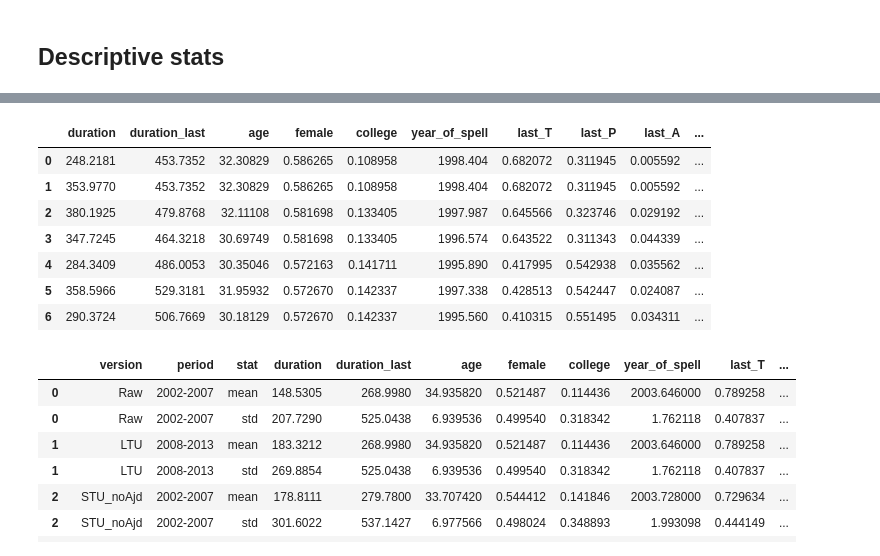
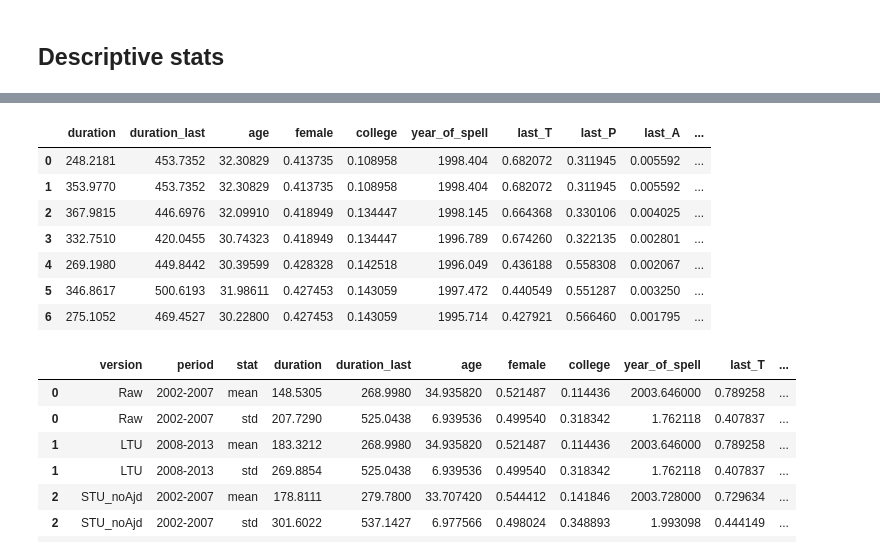
Before and after one commit to crisla/UVD_ABS_code, a Jupyter notebook: tables_and_plots.ipynb, the cells around one changed output, grey strips where cells are left out. Saved outputs shown, nothing was run; the diff lists cells and outputs as text; code cells hidden in the pictures.

Commit message:
Sex typo corrected, first tables with no self-employed and after 1996

```diff
--- a/tables_and_plots.ipynb
+++ b/tables_and_plots.ipynb
@@ -168,3 +217,41 @@ short_tab_noA
+# %%
+table_raw = np.empty(23)
+names = []
+sigmas = []
+column_names = []
+noobs = []
+results_follow = 0
+first_row = 1
+f = open('results/all_results96.log','r')
+for line in f:
+    words = line.split()
+#     print(words)
+    if len(words)>1 and words[1]=="******":
+        column_names.append("".join(words[2:-1]))
+        results_follow=1
+    elif results_follow==1 and len(words)==7:
+        if first_row==1:
+            names.append(words[0])
+        sigmas.append(float(words[3]))
+        if words[0]=='lpsig_b':
+            results_follow=0
+            table_raw = np.vstack((table_raw,np.array(sigmas)))
+            noobs.append(int(words[2].replace(',',"")))
+            sigmas = []
+            first_row = 0
+#             print(column_names[-1])
+#             names_latex = format_names(names)
+#             pd.DataFrame(sigmas, index=names_latex, columns=['Raw'])
+f.close()
+
+names_latex = format_names(names)
+# names_latex = format_names(names)
+names_latex = names
+AllTab = pd.DataFrame(table_raw[1:,:].T, index=names_latex, columns=column_names)
+short_tab96= format_very_short(AllTab)
+short_tab96['N'] = np.array(noobs)
+# AllTab.round(3).to_csv('results/all_results.csv')
+short_tab96.round(3).to_stata('results/all_results96.dta')
 # %%
 table_raw = np.empty(23)
 names = []
@@ -437,41 +599,41 @@ for line in f:
         elif words[0]=='before92':
             if names_done ==0:
                 column_names.append(words[0])
                 names_done = 1
             idx=0
             for w in words[2:]:
                 w = w.replace(",","")
                 table_raw[idx,row_n,table_n] = np.array(w)
                 idx+=1
             results_follow=0
             table_n +=1
             row_n = 0
 f.close()
 
 column_names_format =  ['duration','duration_last','age','female','college',
               'year_of_spell','last_T','last_P','last_A','before_84','before_92']
 table_names_format = ['Raw', 'LTU', 'STU_noAjd', 'STU','STU_Recalls', 'NE_noAjd', 'NE']
 
 means_table = pd.DataFrame(table_raw[1,:,:].T, columns=column_names_format) #, index=names_latex
 means_table['version'] = table_names_format
 # means_table.round(3).to_stata('results/descriptive_stats_means.dta')
 stds_table = pd.DataFrame(table_raw[2,:,:].T, columns=column_names_format) #, index=names_latex
 stds_table['version'] = table_names_format
 
 final_table = pd.concat([means_table, stds_table]).sort_index(kind='merge')
 final_table['stat'] = ['mean','std']*7
 final_table = final_table[list(final_table.columns[-2:])+list(final_table.columns[:-2])]
-# final_table.to_stata('results/descriptive_stats.dta')
+final_table.to_stata('results/descriptive_stats_noA.dta')
 means_table
 # %% [output]
 |  | duration | duration_last | age | female | college | year_of_spell | last_T | last_P | last_A | ... |
-| 0 | 248.2181 | 453.7352 | 32.30829 | 0.586265 | 0.108958 | 1998.404 | 0.682072 | 0.311945 | 0.005592 | ... |
-| 1 | 353.9770 | 453.7352 | 32.30829 | 0.586265 | 0.108958 | 1998.404 | 0.682072 | 0.311945 | 0.005592 | ... |
-| 2 | 380.1925 | 479.8768 | 32.11108 | 0.581698 | 0.133405 | 1997.987 | 0.645566 | 0.323746 | 0.029192 | ... |
-| 3 | 347.7245 | 464.3218 | 30.69749 | 0.581698 | 0.133405 | 1996.574 | 0.643522 | 0.311343 | 0.044339 | ... |
-| 4 | 284.3409 | 486.0053 | 30.35046 | 0.572163 | 0.141711 | 1995.890 | 0.417995 | 0.542938 | 0.035562 | ... |
-| 5 | 358.5966 | 529.3181 | 31.95932 | 0.572670 | 0.142337 | 1997.338 | 0.428513 | 0.542447 | 0.024087 | ... |
-| 6 | 290.3724 | 506.7669 | 30.18129 | 0.572670 | 0.142337 | 1995.560 | 0.410315 | 0.551495 | 0.034311 | ... |
+| 0 | 248.2181 | 453.7352 | 32.30829 | 0.413735 | 0.108958 | 1998.404 | 0.682072 | 0.311945 | 0.005592 | ... |
+| 1 | 353.9770 | 453.7352 | 32.30829 | 0.413735 | 0.108958 | 1998.404 | 0.682072 | 0.311945 | 0.005592 | ... |
+| 2 | 367.9815 | 446.6976 | 32.09910 | 0.418949 | 0.134447 | 1998.145 | 0.664368 | 0.330106 | 0.004025 | ... |
+| 3 | 332.7510 | 420.0455 | 30.74323 | 0.418949 | 0.134447 | 1996.789 | 0.674260 | 0.322135 | 0.002801 | ... |
+| 4 | 269.1980 | 449.8442 | 30.39599 | 0.428328 | 0.142518 | 1996.049 | 0.436188 | 0.558308 | 0.002067 | ... |
+| 5 | 346.8617 | 500.6193 | 31.98611 | 0.427453 | 0.143059 | 1997.472 | 0.440549 | 0.551287 | 0.003250 | ... |
+| 6 | 275.1052 | 469.4527 | 30.22800 | 0.427453 | 0.143059 | 1995.714 | 0.427921 | 0.566460 | 0.001795 | ... |
 # %%
 table_raw = np.zeros((5,11,14))
 var_names = []
```
Also changed, not shown: parts of 6 cells of this notebook, 13 other files.
